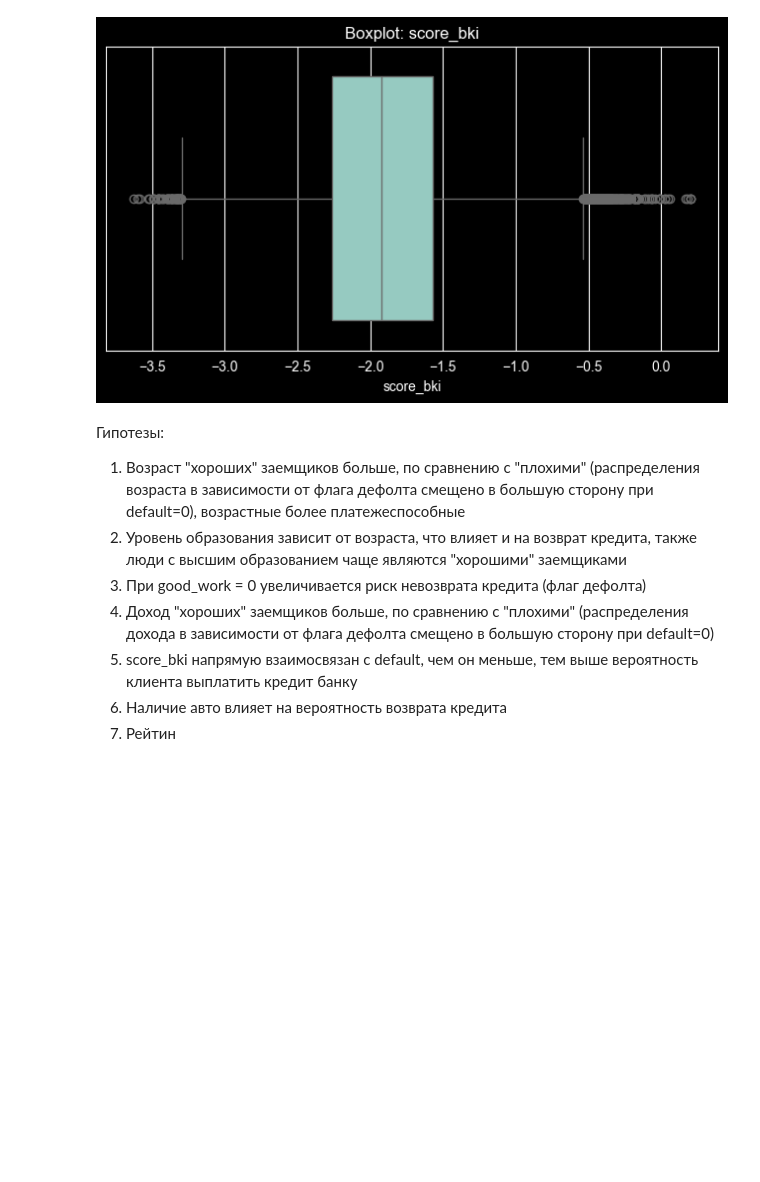
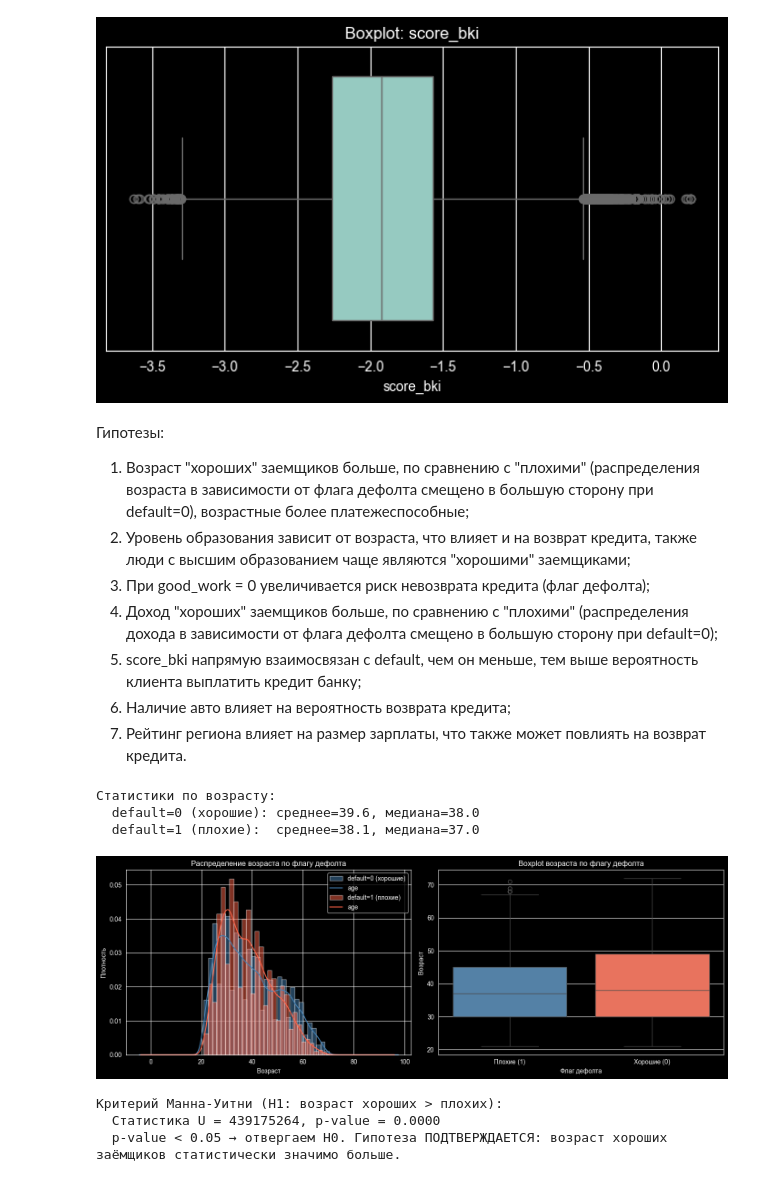
Before and after one commit to yemtsovaanna-alt/WB_DS, a Jupyter notebook: задание_1.ipynb, the cells around one changed output. Drawn from its saved outputs; the diff is of its cells as text; code cells hidden in the pictures; blank space fills up the shorter version.

```diff
--- a/solution.ipynb
+++ b/задание_1.ipynb
@@ -302,15 +302,67 @@ for col in num_cols:
 [figure]
 # %% [markdown]
 Гипотезы:
-1. Возраст "хороших" заемщиков больше, по сравнению с "плохими" (распределения
-возраста в зависимости от флага дефолта смещено в большую сторону при
-default=0), возрастные более платежеспособные
-2. Уровень образования зависит от возраста, что влияет и на возврат кредита, также
-люди с высшим образованием чаще являются "хорошими" заемщиками
-3. При good_work = 0 увеличивается риск невозврата кредита (флаг дефолта)
-4. Доход "хороших" заемщиков больше, по сравнению с "плохими" (распределения
-дохода в зависимости от флага дефолта смещено в большую сторону при default=0)
-5. score_bki напрямую взаимосвязан с default, чем он меньше, тем выше вероятность
-клиента выплатить кредит банку
-6. Наличие авто влияет на вероятность возврата кредита
-7. Рейтин
+1. Возраст "хороших" заемщиков больше, по сравнению с "плохими" (распределения возраста в зависимости от флага дефолта смещено в большую сторону при default=0), возрастные более платежеспособные;
+2. Уровень образования зависит от возраста, что влияет и на возврат кредита, также люди с высшим образованием чаще являются "хорошими" заемщиками;
+3. При good_work = 0 увеличивается риск невозврата кредита (флаг дефолта);
+4. Доход "хороших" заемщиков больше, по сравнению с "плохими" (распределения дохода в зависимости от флага дефолта смещено в большую сторону при default=0);
+5. score_bki напрямую взаимосвязан с default, чем он меньше, тем выше вероятность клиента выплатить кредит банку;
+6. Наличие авто влияет на вероятность возврата кредита;
+7. Рейтинг региона влияет на размер зарплаты, что также может повлиять на возврат кредита.
+# %%
+#1. Возраст "хороших" заемщиков больше, по сравнению с "плохими"
+# (распределения возраста в зависимости от флага дефолта смещено в большую сторону при default=0)
+
+from scipy import stats
+
+age_good = df[df['default'] == False]['age']  # хорошие заёмщики (нет дефолта)
+age_bad  = df[df['default'] == True]['age']   # плохие заёмщики (дефолт)
+
+# --- Описательные статистики ---
+print("Статистики по возрасту:")
+print(f"  default=0 (хорошие): среднее={age_good.mean():.1f}, медиана={age_good.median():.1f}")
+print(f"  default=1 (плохие):  среднее={age_bad.mean():.1f}, медиана={age_bad.median():.1f}")
+
+# --- Визуализация ---
+fig, axes = plt.subplots(1, 2, figsize=(14, 5))
+
+# KDE-график
+for label, data, color in [('default=0 (хорошие)', age_good, 'steelblue'),
+                             ('default=1 (плохие)',  age_bad,  'tomato')]:
+    axes[0].hist(data, bins=30, alpha=0.5, color=color, label=label, density=True)
+    data.plot.kde(ax=axes[0], color=color)
+
+axes[0].set_title('Распределение возраста по флагу дефолта')
+axes[0].set_xlabel('Возраст')
+axes[0].set_ylabel('Плотность')
+axes[0].legend()
+
+# Boxplot
+df_plot = df[['age', 'default']].copy()
+df_plot['default_label'] = df_plot['default'].map({False: 'Хорошие (0)', True: 'Плохие (1)'})
+sns.boxplot(data=df_plot, x='default_label', y='age', palette=['steelblue', 'tomato'], ax=axes[1])
+axes[1].set_title('Boxplot возраста по флагу дефолта')
+axes[1].set_xlabel('Флаг дефолта')
+axes[1].set_ylabel('Возраст')
+
+plt.tight_layout()
+plt.show()
+
+# --- Статистический тест (критерий Манна-Уитни) ---
+stat, p_value = stats.mannwhitneyu(age_good, age_bad, alternative='greater')
+print(f"\nКритерий Манна-Уитни (H1: возраст хороших > плохих):")
+print(f"  Статистика U = {stat:.0f}, p-value = {p_value:.4f}")
+
+alpha = 0.05
+if p_value < alpha:
+    print(f"  p-value < {alpha} → отвергаем H0. Гипотеза ПОДТВЕРЖДАЕТСЯ: возраст хороших заёмщиков статистически значимо больше.")
+else:
+    print(f"  p-value >= {alpha} → не отвергаем H0. Гипотеза НЕ подтверждается.")
+# %% [output]
+Статистики по возрасту:
+  default=0 (хорошие): среднее=39.6, медиана=38.0
+  default=1 (плохие):  среднее=38.1, медиана=37.0
+[figure, added]
+Критерий Манна-Уитни (H1: возраст хороших > плохих):
+  Статистика U = 439175264, p-value = 0.0000
+  p-value < 0.05 → отвергаем H0. Гипотеза ПОДТВЕРЖДАЕТСЯ: возраст хороших заёмщиков статистически значимо больше.
```
Also changed, not shown: parts of 4 cells of this notebook, 2 other files.
